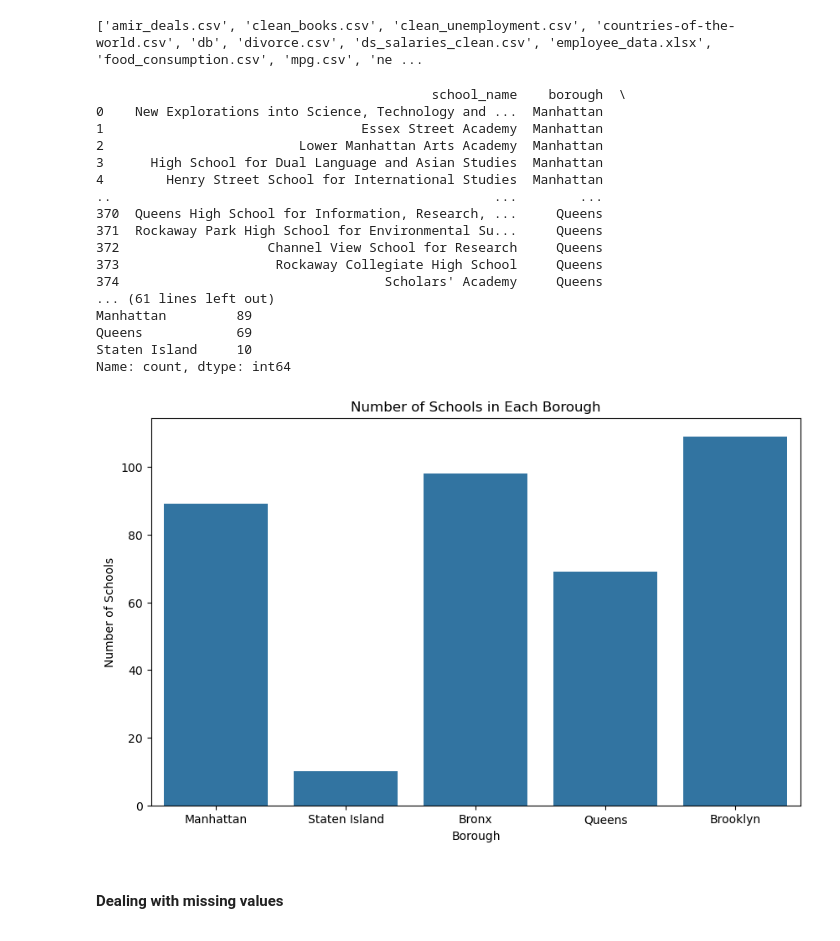
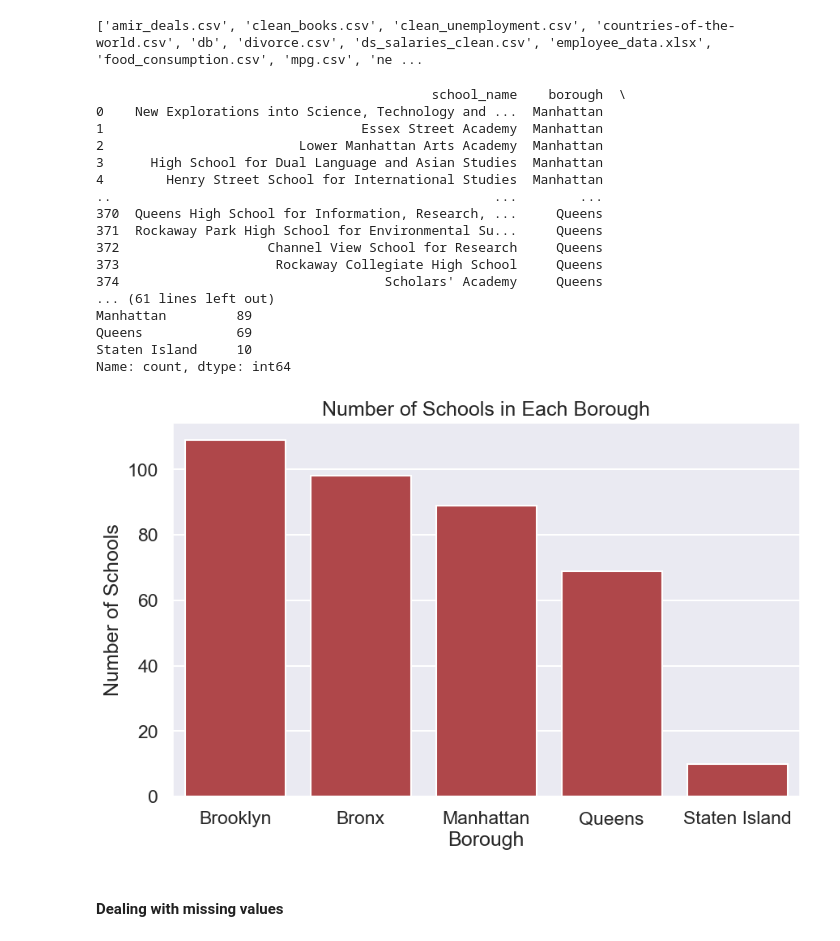
Before and after one commit to UCJPENIEL/Analytics-in-Python-Projects, a Jupyter notebook: Analysis of SAT Performance Across NYC Schools.ipynb, the cells around one changed output. Saved outputs shown, nothing was run; the diff lists cells and outputs as text; code cells hidden in the pictures.

```diff
--- a/Analysis of SAT Performance Across NYC Schools.ipynb
+++ b/Analysis of SAT Performance Across NYC Schools.ipynb
@@ -39,35 +39,40 @@ print(school.describe())
 
 # validating numerical columns
 print(school.select_dtypes("number").head())
 
 #Number of data points in each category
 print(school[["borough"]].value_counts())
+
 # Visualizing the number of schools in each borough
 plt.figure(figsize=(10,6))
-sns.countplot(data=school, x="borough")
+sns.set_palette("RdBu")
+sns.set_style("darkgrid")
+sns.set_context("talk")
+cat_order=["Brooklyn", "Bronx", "Manhattan", "Queens", "Staten Island"]
+sns.countplot(data=school, x="borough", order=cat_order)
 plt.title("Number of Schools in Each Borough")
 plt.xlabel("Borough")
 plt.ylabel("Number of Schools")
 plt.show()
 # %% [output]
                                            school_name    borough  \
 0    New Explorations into Science, Technology and ...  Manhattan
 1                                 Essex Street Academy  Manhattan
 2                         Lower Manhattan Arts Academy  Manhattan
 3      High School for Dual Language and Asian Studies  Manhattan
 4        Henry Street School for International Studies  Manhattan
 ..                                                 ...        ...
 370  Queens High School for Information, Research, ...     Queens
 371  Rockaway Park High School for Environmental Su...     Queens
 372                   Channel View School for Research     Queens
 373                    Rockaway Collegiate High School     Queens
 374                                  Scholars' Academy     Queens
 ... (61 lines left out)
 Manhattan         89
 Queens            69
 Staten Island     10
 Name: count, dtype: int64
-[figure, old version]
+[figure, new version]
 # %% [markdown]
 #### Dealing with missing values
 # %%
```
Also changed, not shown: parts of 3 cells of this notebook, 1 other file.
